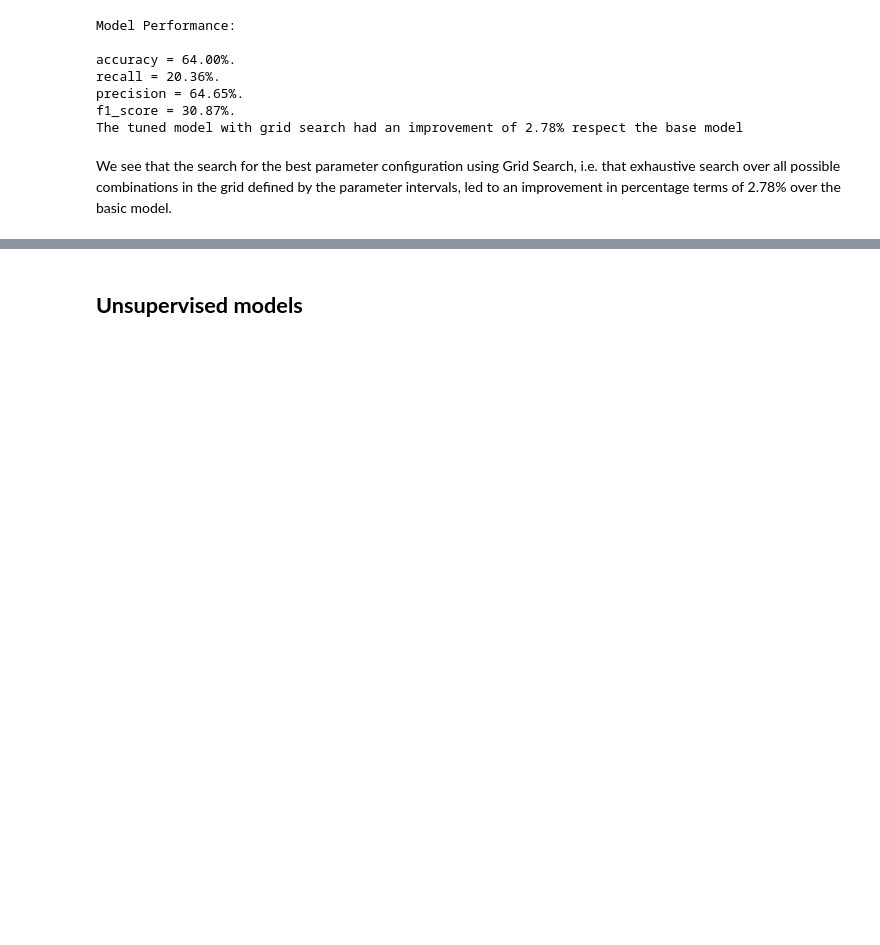
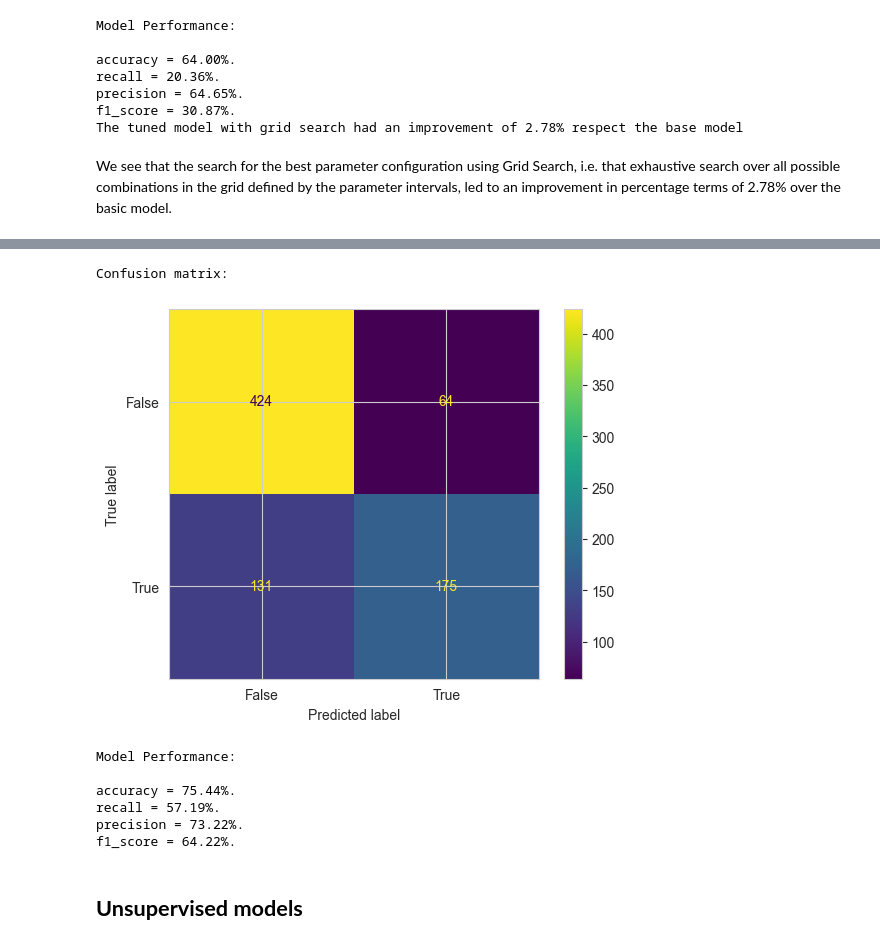
Before and after one commit to opon13/Drinking-water-potability-analysis-in-Python, a Jupyter notebook: Model-building phase50.ipynb, the cells around one changed output, grey strips where cells are left out. Drawn from its saved outputs; the diff is of its cells as text; code cells hidden in the pictures; blank space fills up the shorter version.

```diff
--- a/Model-building phase50.ipynb
+++ b/Model-building phase50.ipynb
@@ -220,11 +225,9 @@ To check if we are going in right direction we will compare the base model witho
 rf_random_w50 =  RandomForestClassifier(
     bootstrap = True,
     criterion='gini',
-    max_depth=10,
-    max_features='log2',
+    max_depth=24,
+    max_features='sqrt',
     min_samples_leaf=1,
     min_samples_split=2,
-    n_estimators=2000,
+    n_estimators=500,
     random_state=random_seed)
-
-rf_random_w50.fit(X_train50,y_train50)
@@ -268,17 +270,18 @@ rf_random_search_w50.best_params_
 param_grid = {
     'bootstrap': [True],
     'criterion':['gini'],
-    'max_depth': [8,10,12],
-    'max_features': ['log2'],
+    'max_depth': [20,24,28],
+    'max_features': ['sqrt'],
     'min_samples_leaf': [1,2,3],
     'min_samples_split': [1,2,3],
-    'n_estimators': [1800,1900,2000]
+    'n_estimators': [300,400,500]
 }
 # Instantiate the grid search model
 rf_grid_search_w50 = GridSearchCV(
     estimator = rf,
     param_grid = param_grid,
-    cv = 5, n_jobs = -1,
+    cv = 5,
+    n_jobs = -1,
     verbose = 1)
 
-#rf_grid_search_w50.fit(X_train50, y_train50)
+rf_grid_search_w50.fit(X_train50, y_train50)
@@ -304,11 +316,11 @@ To check if we are going in right direction we will compare the base model witho
 rf_final_w50 =  RandomForestClassifier(
     bootstrap = True,
     criterion='gini',
-    max_depth=10,
-    max_features='log2',
+    max_depth=20,
+    max_features='sqrt',
     min_samples_leaf=1,
-    min_samples_split=3,
-    n_estimators=1800,
+    min_samples_split=1,
+    n_estimators=400,
     random_state=random_seed)
 
 rf_final_w50.fit(X_train50,y_train50)
@@ -796,3 +895,14 @@ We see that the search for the best parameter configuration using Grid Search, i
+# %%
+rf_metrics_test_w50 = evaluate(rf_final_w50, X_test50, y_test50,conf_matrix=True)
+# %% [output]
+Confusion matrix:
+[figure, added]
+Model Performance:
+
+accuracy = 75.44%.
+recall = 57.19%.
+precision = 73.22%.
+f1_score = 64.22%.
 # %% [markdown]
 ## **Unsupervised models**
 # %% [markdown]
```
Also changed, not shown: parts of 33 cells of this notebook, 4 other files.
